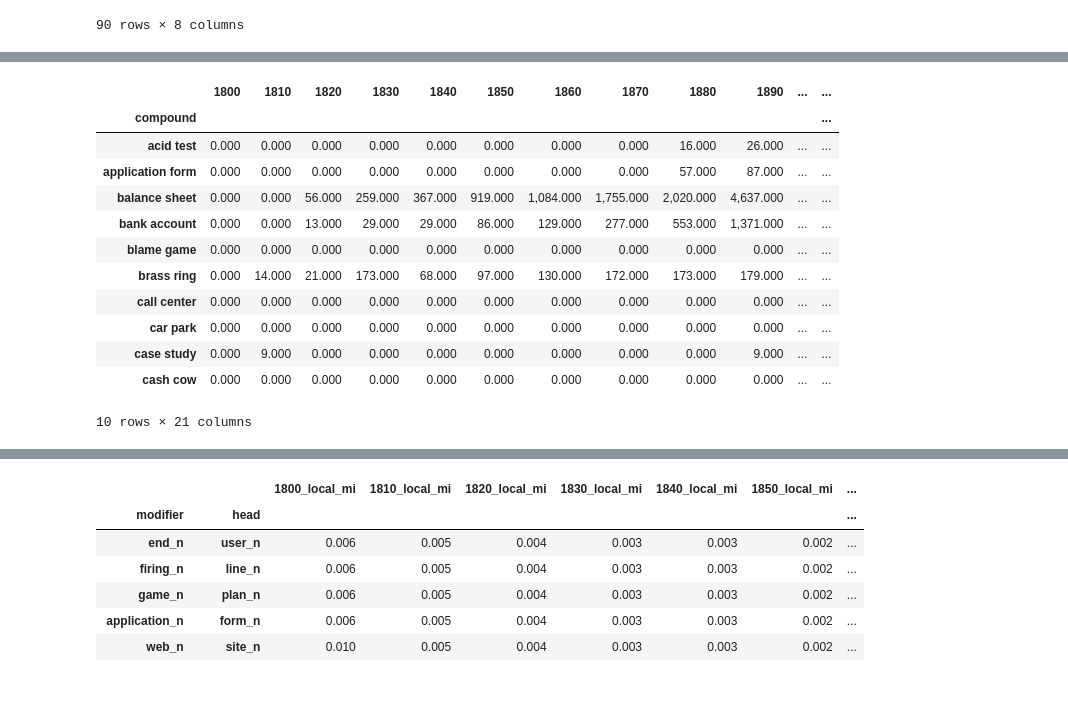
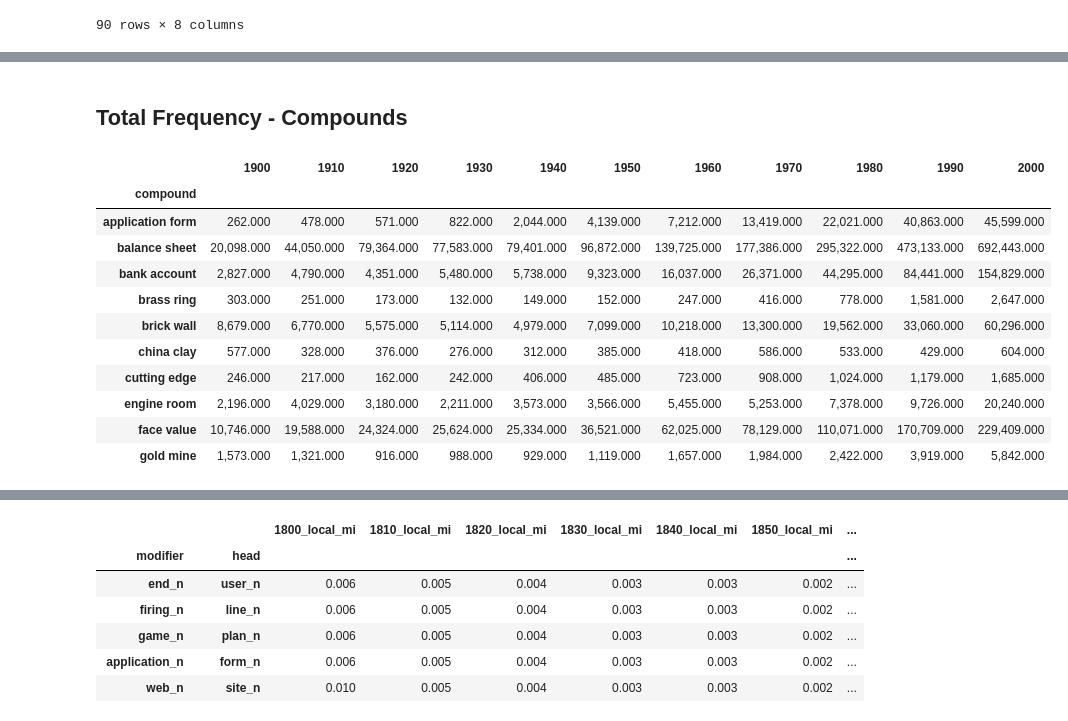
Before and after one commit to prajitdhar/Compounding, a Jupyter notebook: novel_compound_predictor/MeaningShift.ipynb, the cells around one changed output, grey strips where cells are left out. Drawn from its saved outputs; the diff is of its cells as text; code cells hidden in the pictures; blank space fills up the shorter version.

```diff
--- a/novel_compound_predictor/MeaningShift.ipynb
+++ b/novel_compound_predictor/MeaningShift.ipynb
@@ -64,5 +68,5 @@ reddy11_study
 # %%
-compounds=pd.read_csv("/data/dharp/compounding/datasets/compounds_reduced.csv",sep="\t",index_col=0)
-#compounds=compounds.query('decade != 2000')
+compounds=pd.read_csv("/data/dharp/compounding/datasets/compounds.csv",sep="\t")
 compounds=compounds.groupby(['modifier','head','decade'])['count'].sum().to_frame()
-compounds=compounds.reindex()
+compounds.info()
+compounds.head()
@@ -111,0 +114,5 @@ compounds.loc[(compounds.index.get_level_values('head') == 'crossing_n')]
+# %%
+compounds_new=compounds[compounds['count']>20]
+print(f'Change in size {(compounds.shape[0]-compounds_new.shape[0])/compounds.shape[0]*100:.2f}%')
+display(compounds_new.shape)
+compounds_new.head()
@@ -112,8 +129,8 @@ compounds.loc[(compounds.index.get_level_values('head') == 'crossing_n')]
 # %%
-count_df=reddy11_study[['modifier','head']].merge(compounds.reset_index(),on=['modifier','head'],how='left')
+count_df=reddy11_study[['modifier','head']].merge(compounds_new.reset_index(),on=['modifier','head'],how='left')
 #temp_df.set_index(['modifier','head','decade'],inplace=True)
 count_df=pd.pivot_table(count_df,index=['modifier','head'],columns='decade',values='count',aggfunc=np.sum)
 to_change=[str(x).split('.')[0] for x in count_df.columns.tolist()]
 count_df.columns=to_change
+count_df.columns = count_df.columns.map(int)
 count_df.fillna(0,inplace=True)
-count_df#.sample(n=10,random_state=1221)
@@ -139,0 +137,5 @@ count_df#.sample(n=10,random_state=1221)
+# %%
+selected_df=count_df[new_plot_col]
+display(selected_df[(selected_df != 0).all(1)].shape)
+selected_df=selected_df[(selected_df != 0).all(1)]
+selected_df
@@ -140,25 +162,26 @@ count_df#.sample(n=10,random_state=1221)
+# %% [markdown]
+## Total Frequency - Compounds
 # %%
 #count_df_change=count_df.pct_change(axis='columns')*100
 #count_df_change.columns=new_plot_col+[2000]
-plot_count_df_change=count_df.reset_index()
+plot_count_df_change=selected_df.reset_index()
 plot_count_df_change['compound']=plot_count_df_change['modifier'].str[:-2]+' '+plot_count_df_change['head'].str[:-2]
 plot_count_df_change.drop(['modifier','head'],axis=1,inplace=True)
 plot_count_df_change.set_index('compound',inplace=True)
 plot_count_df_change.head(10)
 # %% [output]
-|  | 1800 | 1810 | 1820 | 1830 | 1840 | 1850 | 1860 | 1870 | 1880 | 1890 | ... | ... |
-| compound |  |  |  |  |  |  |  |  |  |  |  | ... |
-| acid test | 0.000 | 0.000 | 0.000 | 0.000 | 0.000 | 0.000 | 0.000 | 0.000 | 16.000 | 26.000 | ... | ... |
-| application form | 0.000 | 0.000 | 0.000 | 0.000 | 0.000 | 0.000 | 0.000 | 0.000 | 57.000 | 87.000 | ... | ... |
-| balance sheet | 0.000 | 0.000 | 56.000 | 259.000 | 367.000 | 919.000 | 1,084.000 | 1,755.000 | 2,020.000 | 4,637.000 | ... | ... |
-| bank account | 0.000 | 0.000 | 13.000 | 29.000 | 29.000 | 86.000 | 129.000 | 277.000 | 553.000 | 1,371.000 | ... | ... |
-| blame game | 0.000 | 0.000 | 0.000 | 0.000 | 0.000 | 0.000 | 0.000 | 0.000 | 0.000 | 0.000 | ... | ... |
-| brass ring | 0.000 | 14.000 | 21.000 | 173.000 | 68.000 | 97.000 | 130.000 | 172.000 | 173.000 | 179.000 | ... | ... |
-| call center | 0.000 | 0.000 | 0.000 | 0.000 | 0.000 | 0.000 | 0.000 | 0.000 | 0.000 | 0.000 | ... | ... |
-| car park | 0.000 | 0.000 | 0.000 | 0.000 | 0.000 | 0.000 | 0.000 | 0.000 | 0.000 | 0.000 | ... | ... |
-| case study | 0.000 | 9.000 | 0.000 | 0.000 | 0.000 | 0.000 | 0.000 | 0.000 | 0.000 | 9.000 | ... | ... |
-| cash cow | 0.000 | 0.000 | 0.000 | 0.000 | 0.000 | 0.000 | 0.000 | 0.000 | 0.000 | 0.000 | ... | ... |
+|  | 1900 | 1910 | 1920 | 1930 | 1940 | 1950 | 1960 | 1970 | 1980 | 1990 | 2000 |
+| compound |  |  |  |  |  |  |  |  |  |  |  |
+| application form | 262.000 | 478.000 | 571.000 | 822.000 | 2,044.000 | 4,139.000 | 7,212.000 | 13,419.000 | 22,021.000 | 40,863.000 | 45,599.000 |
+| balance sheet | 20,098.000 | 44,050.000 | 79,364.000 | 77,583.000 | 79,401.000 | 96,872.000 | 139,725.000 | 177,386.000 | 295,322.000 | 473,133.000 | 692,443.000 |
+| bank account | 2,827.000 | 4,790.000 | 4,351.000 | 5,480.000 | 5,738.000 | 9,323.000 | 16,037.000 | 26,371.000 | 44,295.000 | 84,441.000 | 154,829.000 |
+| brass ring | 303.000 | 251.000 | 173.000 | 132.000 | 149.000 | 152.000 | 247.000 | 416.000 | 778.000 | 1,581.000 | 2,647.000 |
+| brick wall | 8,679.000 | 6,770.000 | 5,575.000 | 5,114.000 | 4,979.000 | 7,099.000 | 10,218.000 | 13,300.000 | 19,562.000 | 33,060.000 | 60,296.000 |
+| china clay | 577.000 | 328.000 | 376.000 | 276.000 | 312.000 | 385.000 | 418.000 | 586.000 | 533.000 | 429.000 | 604.000 |
+| cutting edge | 246.000 | 217.000 | 162.000 | 242.000 | 406.000 | 485.000 | 723.000 | 908.000 | 1,024.000 | 1,179.000 | 1,685.000 |
+| engine room | 2,196.000 | 4,029.000 | 3,180.000 | 2,211.000 | 3,573.000 | 3,566.000 | 5,455.000 | 5,253.000 | 7,378.000 | 9,726.000 | 20,240.000 |
+| face value | 10,746.000 | 19,588.000 | 24,324.000 | 25,624.000 | 25,334.000 | 36,521.000 | 62,025.000 | 78,129.000 | 110,071.000 | 170,709.000 | 229,409.000 |
+| gold mine | 1,573.000 | 1,321.000 | 916.000 | 988.000 | 929.000 | 1,119.000 | 1,657.000 | 1,984.000 | 2,422.000 | 3,919.000 | 5,842.000 |
-10 rows × 21 columns
 # %%
 plt.figure(figsize=(10,10))
 g=sns.lineplot(data=plot_count_df_change.sample(n=10,random_state=1221).transpose(), palette="Paired", marker='o',linewidth=1,dashes=False)
```
Also changed, not shown: parts of 15 cells of this notebook, 8 other files.
